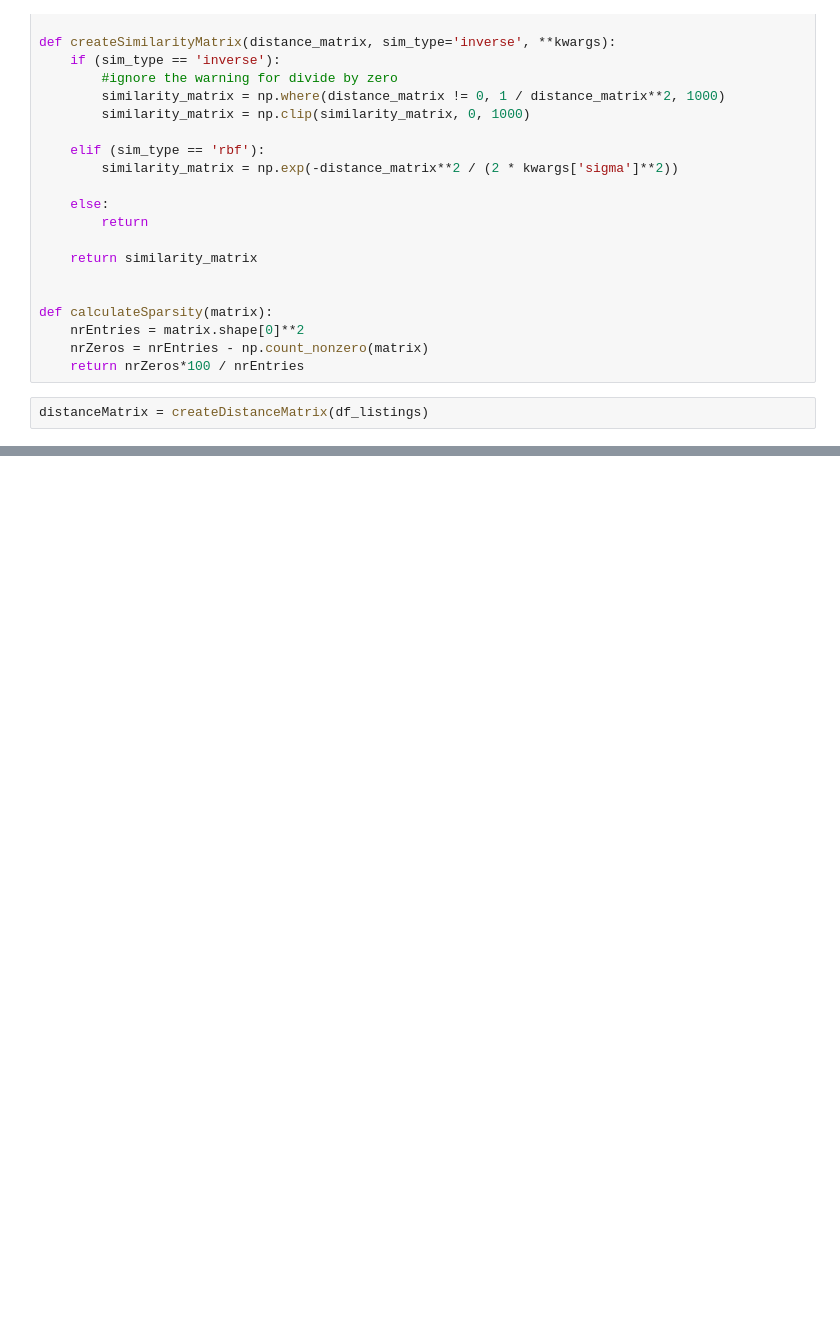
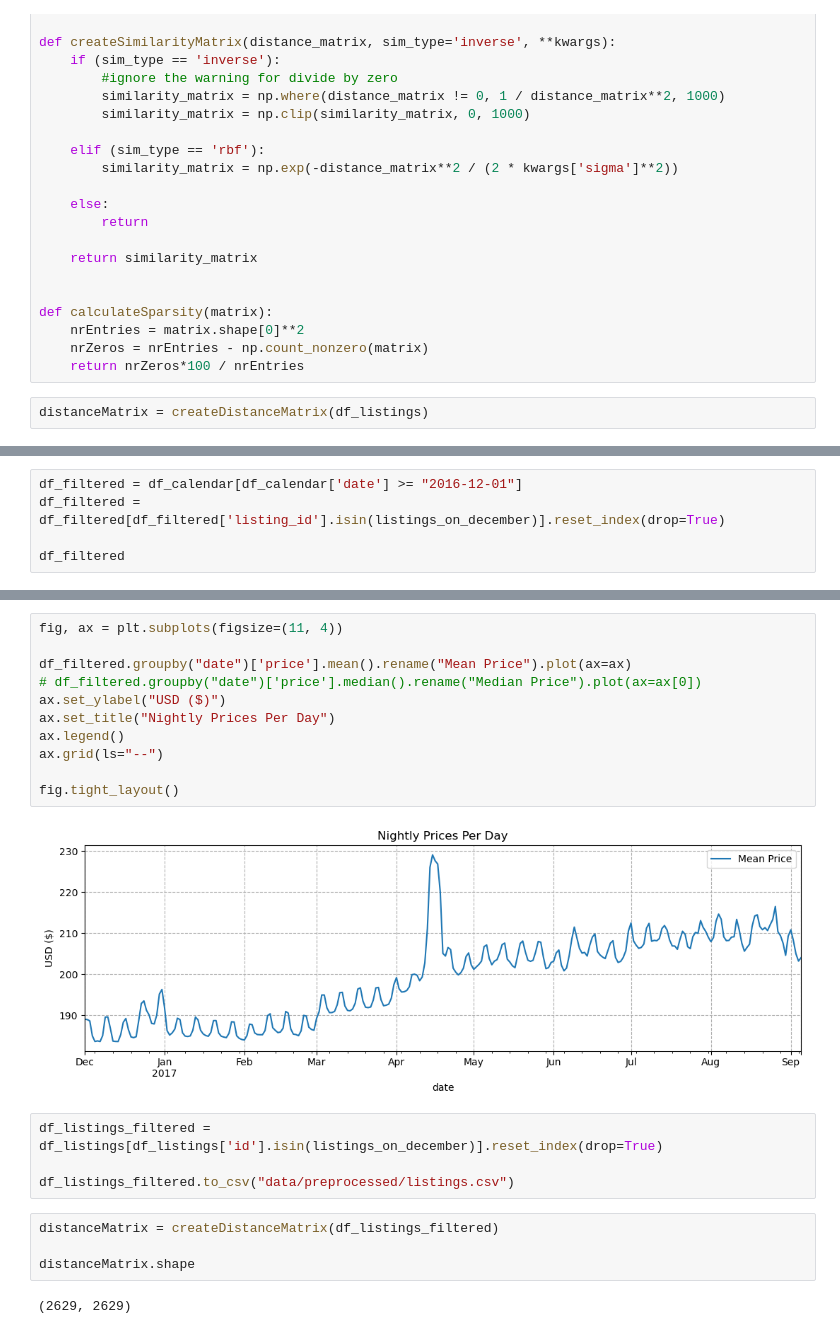
Before and after one commit to erenaydoslu/ML4G-Project, a Jupyter notebook: exploration.ipynb, the cells around one changed output, grey strips where cells are left out. Cells and saved outputs as stored; diff of their text form; blank space fills up the shorter version.

```diff
--- a/exploration.ipynb
+++ b/exploration.ipynb
@@ -131,0 +201,5 @@ len(set(df_calendar['listing_id']))
+# %%
+df_filtered = df_calendar[df_calendar['date'] >= "2016-12-01"]
+df_filtered = df_filtered[df_filtered['listing_id'].isin(listings_on_december)].reset_index(drop=True)
+
+df_filtered
@@ -131,0 +220,23 @@ len(set(df_calendar['listing_id']))
+# %%
+fig, ax = plt.subplots(figsize=(11, 4))
+
+df_filtered.groupby("date")['price'].mean().rename("Mean Price").plot(ax=ax)
+# df_filtered.groupby("date")['price'].median().rename("Median Price").plot(ax=ax[0])
+ax.set_ylabel("USD ($)")
+ax.set_title("Nightly Prices Per Day")
+ax.legend()
+ax.grid(ls="--")
+
+fig.tight_layout()
+# %% [output]
+[figure, added]
+# %%
+df_listings_filtered = df_listings[df_listings['id'].isin(listings_on_december)].reset_index(drop=True)
+
+df_listings_filtered.to_csv("data/preprocessed/listings.csv")
+# %%
+distanceMatrix = createDistanceMatrix(df_listings_filtered)
+
+distanceMatrix.shape
+# %% [output]
+(2629, 2629)
```
Also changed, not shown: parts of 17 cells of this notebook.
